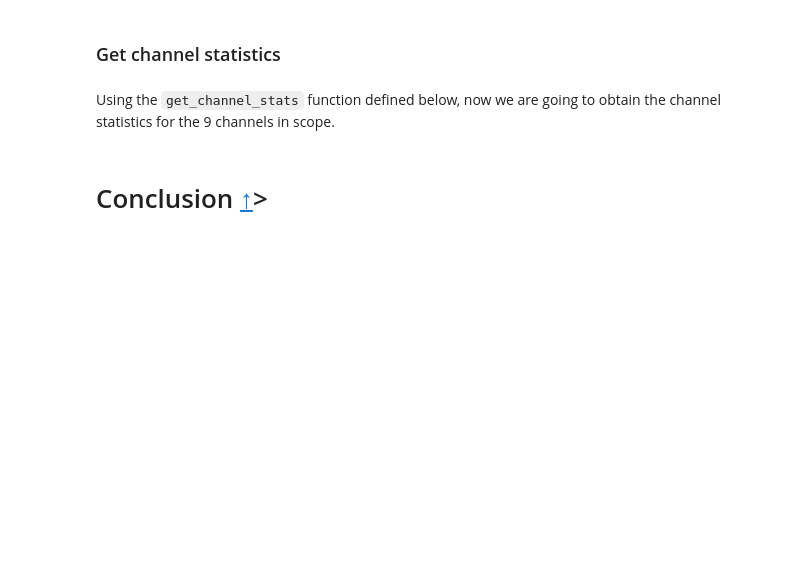
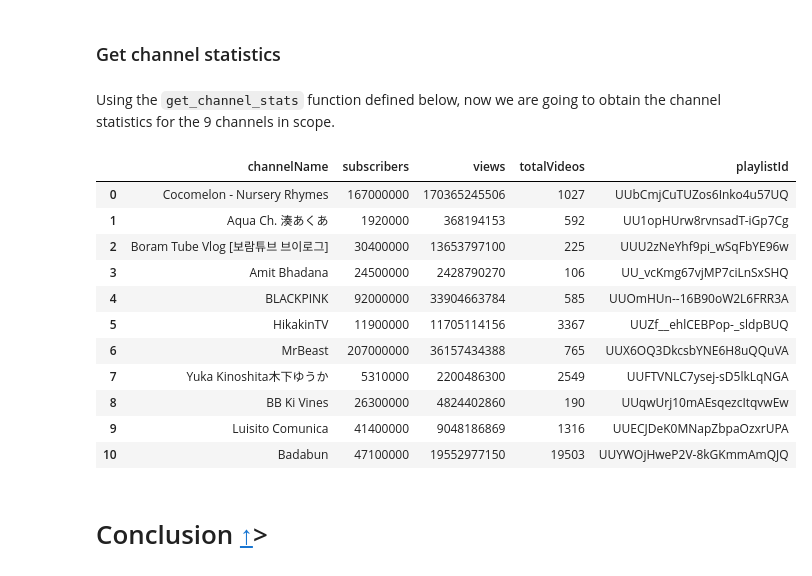
Before and after one commit to jamaleb67/jamaleb67.github.io, a Jupyter notebook: work/Project.ipynb, the cells around one changed output. Drawn from its saved outputs; the diff is of its cells as text; code cells hidden in the pictures; blank space fills up the shorter version.

```diff
--- a/work/Project.ipynb
+++ b/work/Project.ipynb
@@ -496,3 +556,20 @@ channel_id = 'UCXuqSBlHAE6Xw-yeJA0Tunw'
+# %%
+api_key = 'AIzaSyDs9TExsfc8fDMn4lBRYXZax1vSr0ftsdk'  # Youtube API key Personal
+
+channel_ids = ['UCX6OQ3DkcsbYNE6H8uQQuVA', # Mr. Beast US
+               'UCbCmjCuTUZos6Inko4u57UQ', # Cocomelon US
+               'UCqwUrj10mAEsqezcItqvwEw', # Bhuvaneshwar Bam IN
+               'UC_vcKmg67vjMP7ciLnSxSHQ', # Amit Bhadana IN
+               'UCZf__ehlCEBPop-_sldpBUQ', # HikakinTV JP
+               'UCFTVNLC7ysej-sD5lkLqNGA', # uka Kinoshita JP
+               'UC1opHUrw8rvnsadT-iGp7Cg', # PewDiePie SE
+               'UCYWOjHweP2V-8kGKmmAmQJQ', # Badabun MX
+               'UCECJDeK0MNapZbpaOzxrUPA', # Luisito Comunica MX
+               'UCU2zNeYhf9pi_wSqFbYE96w', # Boram Tube Vlog KR
+               'UCOmHUn--16B90oW2L6FRR3A', # BLACKPINK
+              ]
+
+youtube = build('youtube', 'v3', developerKey=api_key)
 # %% [markdown]
 ## Defining  CHANNEL IDS <a class='anchor' id='channel_ids'>
 # %%
@@ -650,6 +727,21 @@ def get_comments_in_videos(youtube, video_ids):
 Using the `get_channel_stats` function defined below, now we are going to obtain the channel statistics for the 9 channels in scope.
 # %%
 channel_data = get_channel_stats(youtube, channel_ids)
+# %%
+channel_data
+# %% [output]
+|  | channelName | subscribers | views | totalVideos | playlistId |
+| 0 | Cocomelon - Nursery Rhymes | 167000000 | 170365245506 | 1027 | UUbCmjCuTUZos6Inko4u57UQ |
+| 1 | Aqua Ch. 湊あくあ | 1920000 | 368194153 | 592 | UU1opHUrw8rvnsadT-iGp7Cg |
+| 2 | Boram Tube Vlog [보람튜브 브이로그] | 30400000 | 13653797100 | 225 | UUU2zNeYhf9pi_wSqFbYE96w |
+| 3 | Amit Bhadana | 24500000 | 2428790270 | 106 | UU_vcKmg67vjMP7ciLnSxSHQ |
+| 4 | BLACKPINK | 92000000 | 33904663784 | 585 | UUOmHUn--16B90oW2L6FRR3A |
+| 5 | HikakinTV | 11900000 | 11705114156 | 3367 | UUZf__ehlCEBPop-_sldpBUQ |
+| 6 | MrBeast | 207000000 | 36157434388 | 765 | UUX6OQ3DkcsbYNE6H8uQQuVA |
+| 7 | Yuka Kinoshita木下ゆうか | 5310000 | 2200486300 | 2549 | UUFTVNLC7ysej-sD5lkLqNGA |
+| 8 | BB Ki Vines | 26300000 | 4824402860 | 190 | UUqwUrj10mAEsqezcItqvwEw |
+| 9 | Luisito Comunica | 41400000 | 9048186869 | 1316 | UUECJDeK0MNapZbpaOzxrUPA |
+| 10 | Badabun | 47100000 | 19552977150 | 19503 | UUYWOjHweP2V-8kGKmmAmQJQ |
 # %% [markdown]
 # Conclusion <a class='anchor' id='Conclusion'></a>[↑](#Top)>
 # %% [markdown]
```
Also changed, not shown: parts of 9 cells of this notebook, 5 other files.
